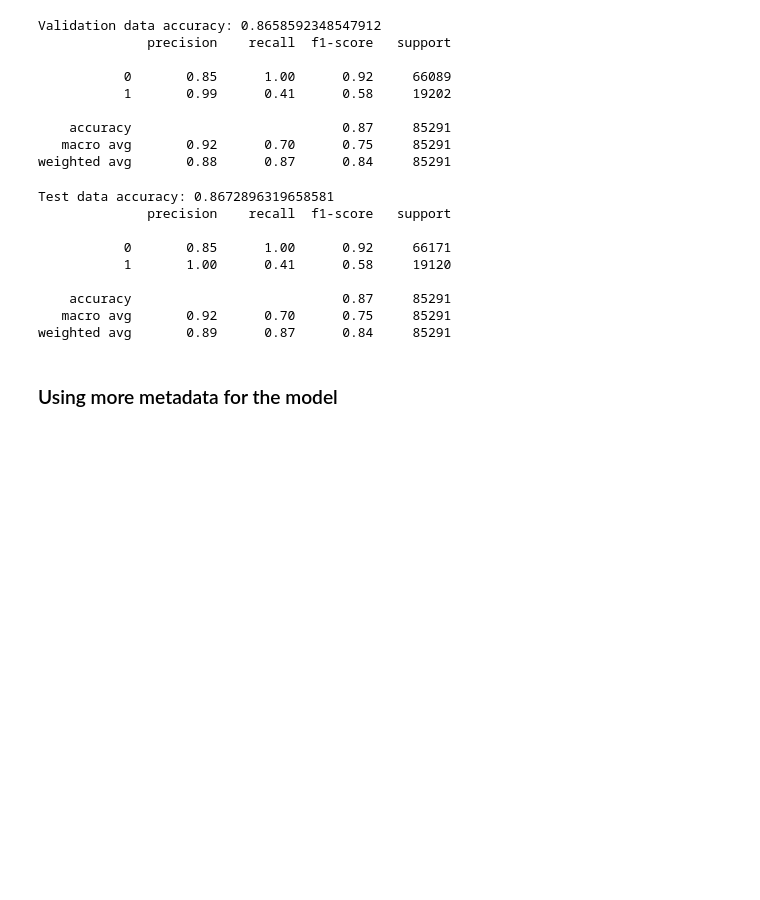
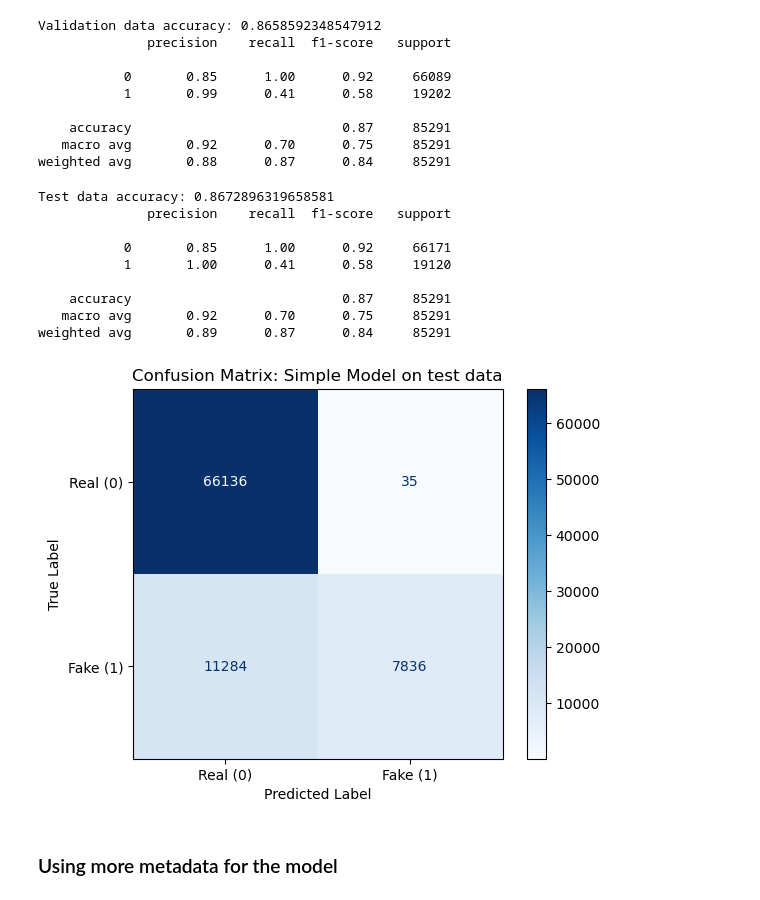
Before and after one commit to emmampakarinen/intelligent-systems-project, a Jupyter notebook: project.ipynb, the cells around one changed output. Cells and saved outputs as stored; diff of their text form; code cells hidden in the pictures; blank space fills up the shorter version.

Commit message:
confusion matrices

```diff
--- a/project.ipynb
+++ b/project.ipynb
@@ -246,7 +246,7 @@ def confusion_matrix_fig(y_test, y_pred_test, title):
 
     # Plot the confusion matrix
     disp = ConfusionMatrixDisplay(confusion_matrix=cm, display_labels=["Real (0)", "Fake (1)"])
-    disp.plot(cmap="blues")  # You can change the colormap if you like
+    disp.plot(cmap="Blues")  # You can change the colormap if you like
     plt.title(f"Confusion Matrix: {title}")
     plt.xlabel("Predicted Label")
     plt.ylabel("True Label")
@@ -303,19 +303,22 @@ weighted avg       0.88      0.87      0.84     85291
 # %%
 # evaluating with test data
 
 y_pred_test = simple_model.predict(x_test_vec)
 print("Test data accuracy:", accuracy_score(y_test, y_pred_test))
 print(classification_report(y_test, y_pred_test))
+
+confusion_matrix_fig(y_test, y_pred_test, "Simple Model on test data")
 # %% [output]
 Test data accuracy: 0.8672896319658581
               precision    recall  f1-score   support
 
            0       0.85      1.00      0.92     66171
            1       1.00      0.41      0.58     19120
 
     accuracy                           0.87     85291
    macro avg       0.92      0.70      0.75     85291
 weighted avg       0.89      0.87      0.84     85291
+[figure, added]
 # %% [markdown]
 ### Using more metadata for the model
 # %% [markdown]
```
Also changed, not shown: parts of 3 cells of this notebook.
